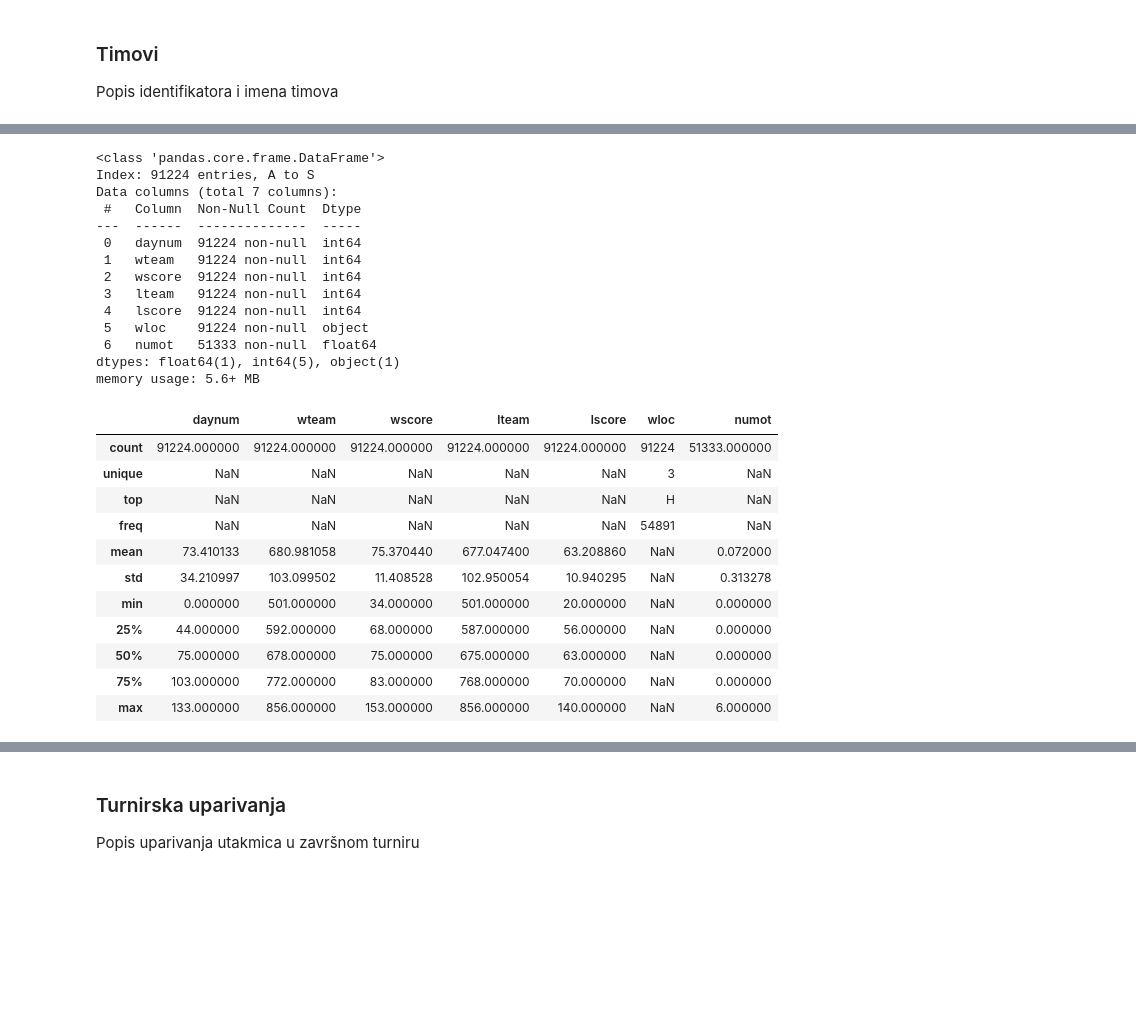
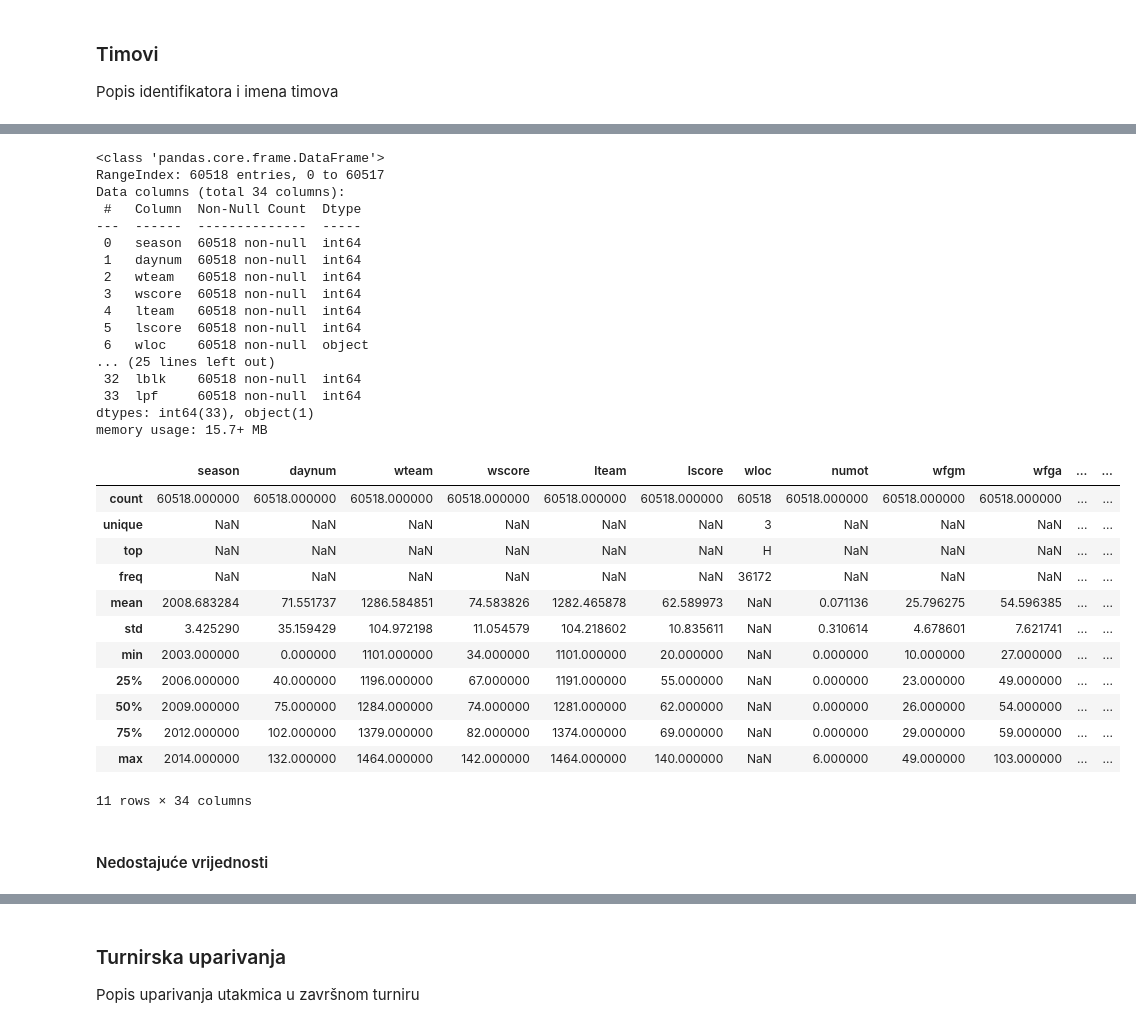
Before and after one commit to Filip11711/UZOP_Projekt, a Jupyter notebook: Projekt.ipynb, the cells around one changed output, grey strips where cells are left out. Drawn from its saved outputs; the diff is of its cells as text; code cells hidden in the pictures; blank space fills up the shorter version.

```diff
--- a/Projekt.ipynb
+++ b/Projekt.ipynb
@@ -12,13 +12,14 @@ import seaborn as sns
 # %% [markdown]
 ## Učitavanje podataka
 # %%
-rsr = pd.read_csv("data/regular_season_results.csv",index_col = 0)
-ss = pd.read_csv("data/sample_submission.csv",index_col = 0)
-s = pd.read_csv("data/seasons.csv",index_col = 0)
-t = pd.read_csv("data/teams.csv",index_col = 0)
-tr = pd.read_csv("data/tourney_results.csv",index_col = 0)
-tse = pd.read_csv("data/tourney_seeds.csv",index_col = 0)
-tsl = pd.read_csv("data/tourney_slots.csv",index_col = 0)
+rscr = pd.read_csv("data/regular_season_compact_results.csv")
+rsdr = pd.read_csv("data/regular_season_detailed_results.csv")
+s = pd.read_csv("data/seasons.csv")
+t = pd.read_csv("data/teams.csv")
+tcr = pd.read_csv("data/tourney_compact_results.csv")
+tdr = pd.read_csv("data/tourney_detailed_results.csv")
+tse = pd.read_csv("data/tourney_seeds.csv")
+tsl = pd.read_csv("data/tourney_slots.csv")
 # %% [markdown]
 ## Prikaz i analiza podataka
 # %% [markdown]
@@ -139,32 +235,38 @@ Pojašnjenja značajki:
 # %%
-rsr.info()
+rsdr.info()
 # %% [output]
 <class 'pandas.core.frame.DataFrame'>
-Index: 91224 entries, A to S
-Data columns (total 7 columns):
+RangeIndex: 60518 entries, 0 to 60517
+Data columns (total 34 columns):
  #   Column  Non-Null Count  Dtype
 ---  ------  --------------  -----
- 0   daynum  91224 non-null  int64
- 1   wteam   91224 non-null  int64
- 2   wscore  91224 non-null  int64
- 3   lteam   91224 non-null  int64
- 4   lscore  91224 non-null  int64
- 5   wloc    91224 non-null  object
- 6   numot   51333 non-null  float64
-dtypes: float64(1), int64(5), object(1)
-memory usage: 5.6+ MB
+ 0   season  60518 non-null  int64
+ 1   daynum  60518 non-null  int64
+ 2   wteam   60518 non-null  int64
+ 3   wscore  60518 non-null  int64
+ 4   lteam   60518 non-null  int64
+ 5   lscore  60518 non-null  int64
+ 6   wloc    60518 non-null  object
+... (25 lines left out)
+ 32  lblk    60518 non-null  int64
+ 33  lpf     60518 non-null  int64
+dtypes: int64(33), object(1)
+memory usage: 15.7+ MB
 # %%
-rsr.describe(include='all')
+rsdr.describe(include='all')
 # %% [output]
-|  | daynum | wteam | wscore | lteam | lscore | wloc | numot |
-| count | 91224.000000 | 91224.000000 | 91224.000000 | 91224.000000 | 91224.000000 | 91224 | 51333.000000 |
-| unique | NaN | NaN | NaN | NaN | NaN | 3 | NaN |
-| top | NaN | NaN | NaN | NaN | NaN | H | NaN |
-| freq | NaN | NaN | NaN | NaN | NaN | 54891 | NaN |
-| mean | 73.410133 | 680.981058 | 75.370440 | 677.047400 | 63.208860 | NaN | 0.072000 |
-| std | 34.210997 | 103.099502 | 11.408528 | 102.950054 | 10.940295 | NaN | 0.313278 |
-| min | 0.000000 | 501.000000 | 34.000000 | 501.000000 | 20.000000 | NaN | 0.000000 |
-| 25% | 44.000000 | 592.000000 | 68.000000 | 587.000000 | 56.000000 | NaN | 0.000000 |
-| 50% | 75.000000 | 678.000000 | 75.000000 | 675.000000 | 63.000000 | NaN | 0.000000 |
-| 75% | 103.000000 | 772.000000 | 83.000000 | 768.000000 | 70.000000 | NaN | 0.000000 |
-| max | 133.000000 | 856.000000 | 153.000000 | 856.000000 | 140.000000 | NaN | 6.000000 |
+|  | season | daynum | wteam | wscore | lteam | lscore | wloc | numot | wfgm | wfga | ... | ... |
+| count | 60518.000000 | 60518.000000 | 60518.000000 | 60518.000000 | 60518.000000 | 60518.000000 | 60518 | 60518.000000 | 60518.000000 | 60518.000000 | ... | ... |
+| unique | NaN | NaN | NaN | NaN | NaN | NaN | 3 | NaN | NaN | NaN | ... | ... |
+| top | NaN | NaN | NaN | NaN | NaN | NaN | H | NaN | NaN | NaN | ... | ... |
+| freq | NaN | NaN | NaN | NaN | NaN | NaN | 36172 | NaN | NaN | NaN | ... | ... |
+| mean | 2008.683284 | 71.551737 | 1286.584851 | 74.583826 | 1282.465878 | 62.589973 | NaN | 0.071136 | 25.796275 | 54.596385 | ... | ... |
+| std | 3.425290 | 35.159429 | 104.972198 | 11.054579 | 104.218602 | 10.835611 | NaN | 0.310614 | 4.678601 | 7.621741 | ... | ... |
+| min | 2003.000000 | 0.000000 | 1101.000000 | 34.000000 | 1101.000000 | 20.000000 | NaN | 0.000000 | 10.000000 | 27.000000 | ... | ... |
+| 25% | 2006.000000 | 40.000000 | 1196.000000 | 67.000000 | 1191.000000 | 55.000000 | NaN | 0.000000 | 23.000000 | 49.000000 | ... | ... |
+| 50% | 2009.000000 | 75.000000 | 1284.000000 | 74.000000 | 1281.000000 | 62.000000 | NaN | 0.000000 | 26.000000 | 54.000000 | ... | ... |
+| 75% | 2012.000000 | 102.000000 | 1379.000000 | 82.000000 | 1374.000000 | 69.000000 | NaN | 0.000000 | 29.000000 | 59.000000 | ... | ... |
+| max | 2014.000000 | 132.000000 | 1464.000000 | 142.000000 | 1464.000000 | 140.000000 | NaN | 6.000000 | 49.000000 | 103.000000 | ... | ... |
+11 rows × 34 columns
+# %% [markdown]
+#### Nedostajuće vrijednosti
```
Also changed, not shown: parts of 43 cells of this notebook.
